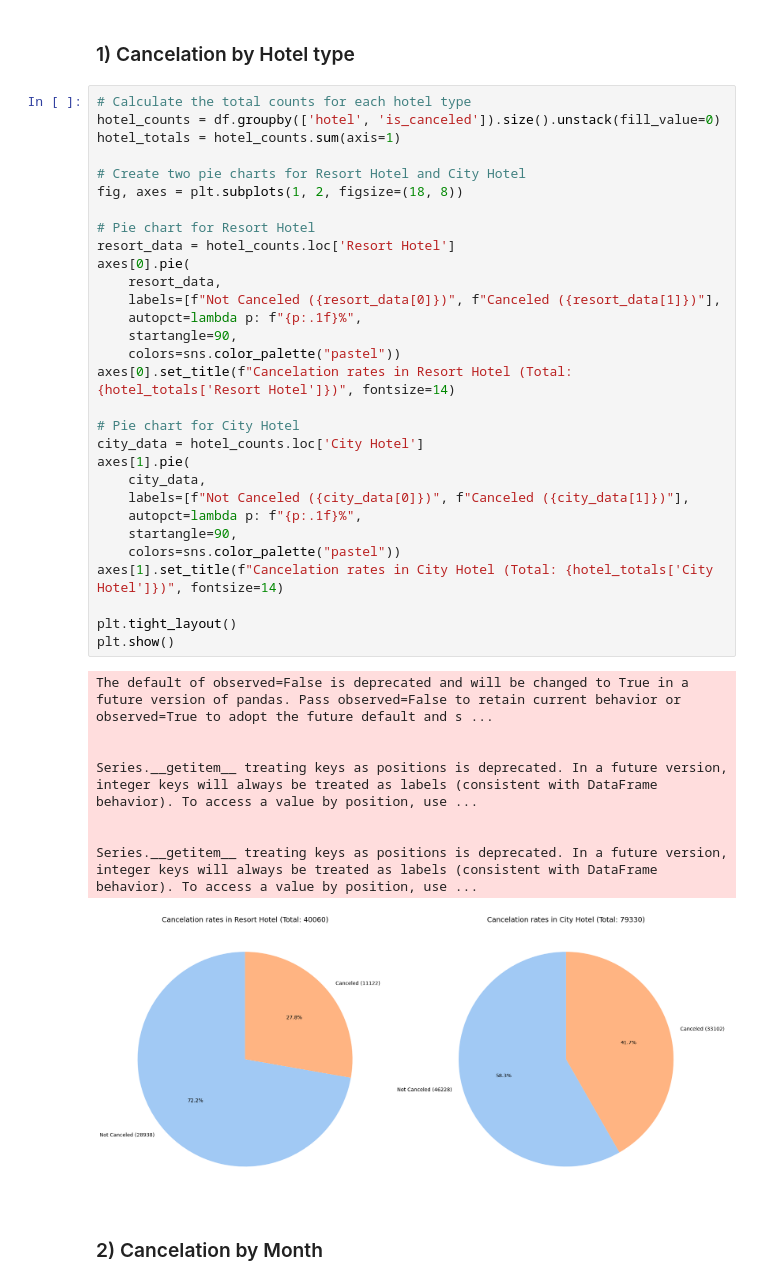
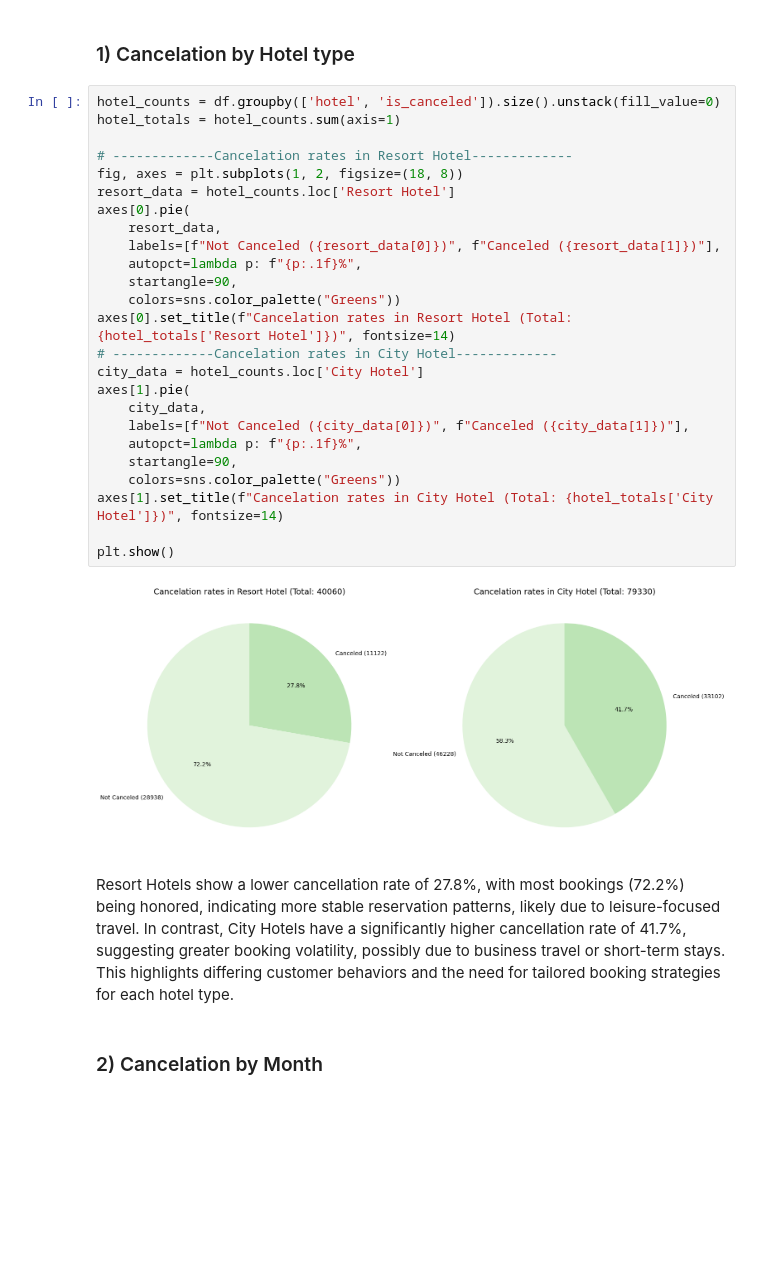
Before and after one commit to asif-mursalin/Data-mining-project, a Jupyter notebook: Project.ipynb, the cells around one changed output. Drawn from its saved outputs; the diff is of its cells as text; blank space fills up the shorter version.

```diff
--- a/Project.ipynb
+++ b/Project.ipynb
@@ -1733,44 +1733,34 @@ analyze_lead_time_stay_patterns(df_copy)
 # %% [markdown]
 ### 1) Cancelation by Hotel type
 # %%
-# Calculate the total counts for each hotel type
 hotel_counts = df.groupby(['hotel', 'is_canceled']).size().unstack(fill_value=0)
 hotel_totals = hotel_counts.sum(axis=1)
 
-# Create two pie charts for Resort Hotel and City Hotel
+# -------------Cancelation rates in Resort Hotel-------------
 fig, axes = plt.subplots(1, 2, figsize=(18, 8))
-
-# Pie chart for Resort Hotel
 resort_data = hotel_counts.loc['Resort Hotel']
 axes[0].pie(
     resort_data,
     labels=[f"Not Canceled ({resort_data[0]})", f"Canceled ({resort_data[1]})"],
     autopct=lambda p: f"{p:.1f}%",
     startangle=90,
-    colors=sns.color_palette("pastel"))
+    colors=sns.color_palette("Greens"))
 axes[0].set_title(f"Cancelation rates in Resort Hotel (Total: {hotel_totals['Resort Hotel']})", fontsize=14)
-
-# Pie chart for City Hotel
+# -------------Cancelation rates in City Hotel-------------
 city_data = hotel_counts.loc['City Hotel']
 axes[1].pie(
     city_data,
     labels=[f"Not Canceled ({city_data[0]})", f"Canceled ({city_data[1]})"],
     autopct=lambda p: f"{p:.1f}%",
     startangle=90,
-    colors=sns.color_palette("pastel"))
+    colors=sns.color_palette("Greens"))
 axes[1].set_title(f"Cancelation rates in City Hotel (Total: {hotel_totals['City Hotel']})", fontsize=14)
 
-plt.tight_layout()
 plt.show()
 # %% [output]
-The default of observed=False is deprecated and will be changed to True in a future version of pandas. Pass observed=False to retain current behavior or observed=True to adopt the future default and s ...
-
-
-Series.__getitem__ treating keys as positions is deprecated. In a future version, integer keys will always be treated as labels (consistent with DataFrame behavior). To access a value by position, use ...
-
-
-Series.__getitem__ treating keys as positions is deprecated. In a future version, integer keys will always be treated as labels (consistent with DataFrame behavior). To access a value by position, use ...
-[figure, old version]
+[figure, new version]
+# %% [markdown]
+Resort Hotels show a lower cancellation rate of 27.8%, with most bookings (72.2%) being honored, indicating more stable reservation patterns, likely due to leisure-focused travel. In contrast, City Hotels have a significantly higher cancellation rate of 41.7%, suggesting greater booking volatility, possibly due to business travel or short-term stays. This highlights differing customer behaviors and the need for tailored booking strategies for each hotel type.
 # %% [markdown]
 ### 2) Cancelation by Month
 # %%
```
Also changed, not shown: parts of 18 cells of this notebook.
